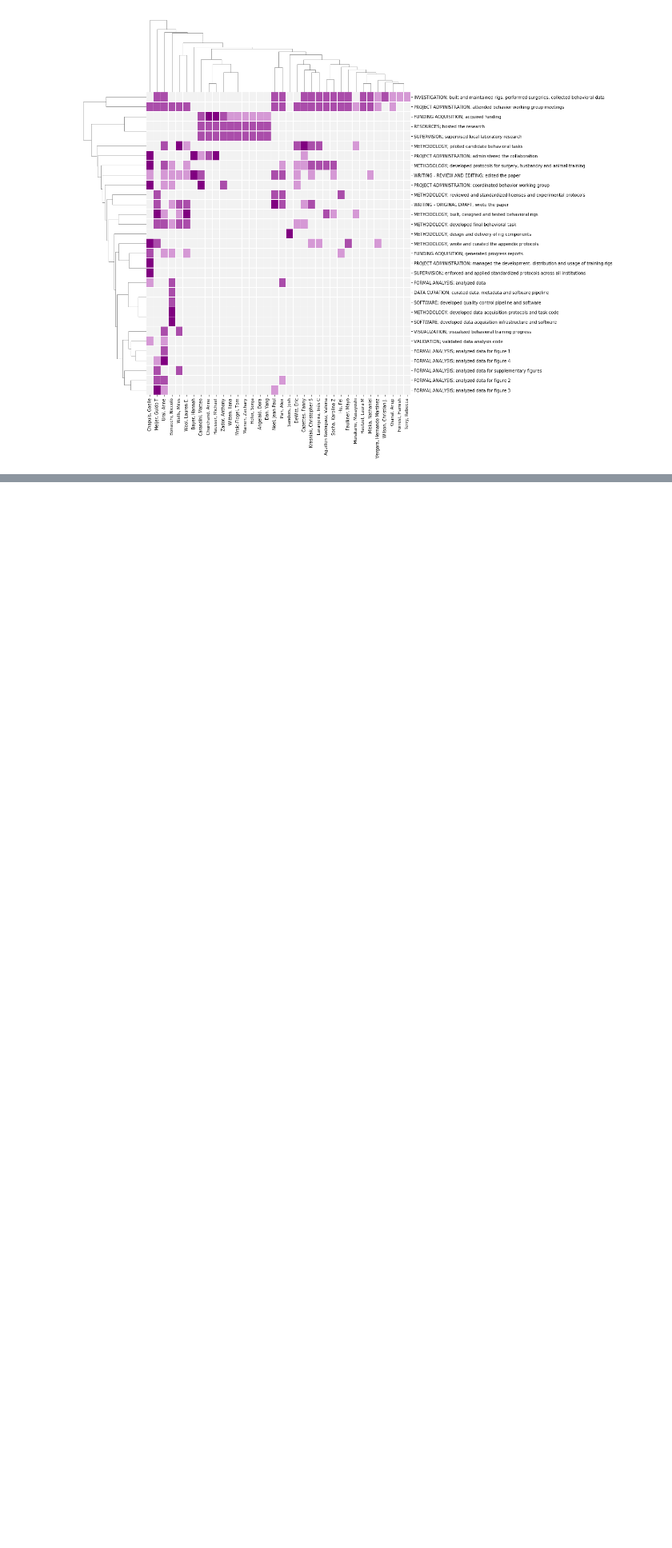
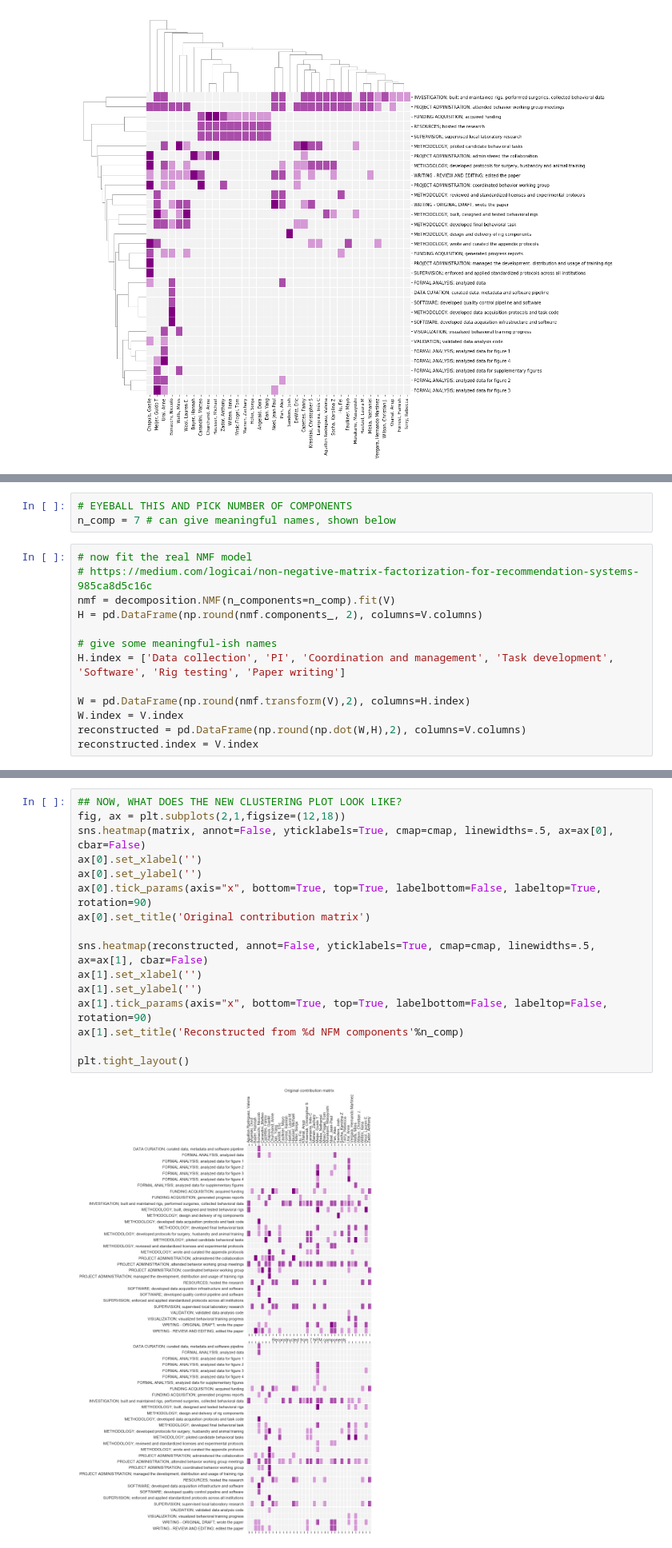
Before and after one commit to int-brain-lab/paper-behavior, a Jupyter notebook: authorship/Authorship and contribution for IBL behavior paper.ipynb, the cells around one changed output, grey strips where cells are left out. Shown: that part at 80% size. Cells and saved outputs as stored; diff of their text form; blank space fills up the shorter version.

```diff
--- a/authorship/Authorship and contribution for IBL behavior paper.ipynb
+++ b/authorship/Authorship and contribution for IBL behavior paper.ipynb
@@ -175,0 +211,16 @@ plt.savefig('clustered_contributions.png')
+# %%
+# EYEBALL THIS AND PICK NUMBER OF COMPONENTS
+n_comp = 7 # can give meaningful names, shown below
+# %%
+# now fit the real NMF model
+# https://medium.com/logicai/non-negative-matrix-factorization-for-recommendation-systems-985ca8d5c16c
+nmf = decomposition.NMF(n_components=n_comp).fit(V)
+H = pd.DataFrame(np.round(nmf.components_, 2), columns=V.columns)
+
+# give some meaningful-ish names
+H.index = ['Data collection', 'PI', 'Coordination and management', 'Task development', 'Software', 'Rig testing', 'Paper writing']
+
+W = pd.DataFrame(np.round(nmf.transform(V),2), columns=H.index)
+W.index = V.index
+reconstructed = pd.DataFrame(np.round(np.dot(W,H),2), columns=V.columns)
+reconstructed.index = V.index
@@ -175,0 +468,18 @@ plt.savefig('clustered_contributions.png')
+# %%
+## NOW, WHAT DOES THE NEW CLUSTERING PLOT LOOK LIKE?
+fig, ax = plt.subplots(2,1,figsize=(12,18))
+sns.heatmap(matrix, annot=False, yticklabels=True, cmap=cmap, linewidths=.5, ax=ax[0], cbar=False)
+ax[0].set_xlabel('')
+ax[0].set_ylabel('')
+ax[0].tick_params(axis="x", bottom=True, top=True, labelbottom=False, labeltop=True, rotation=90)
+ax[0].set_title('Original contribution matrix')
+
+sns.heatmap(reconstructed, annot=False, yticklabels=True, cmap=cmap, linewidths=.5, ax=ax[1], cbar=False)
+ax[1].set_xlabel('')
+ax[1].set_ylabel('')
+ax[1].tick_params(axis="x", bottom=True, top=True, labelbottom=False, labeltop=False, rotation=90)
+ax[1].set_title('Reconstructed from %d NFM components'%n_comp)
+
+plt.tight_layout()
+# %% [output]
+[figure, added]
```
Also changed, not shown: parts of 8 cells of this notebook, 1 other file.
